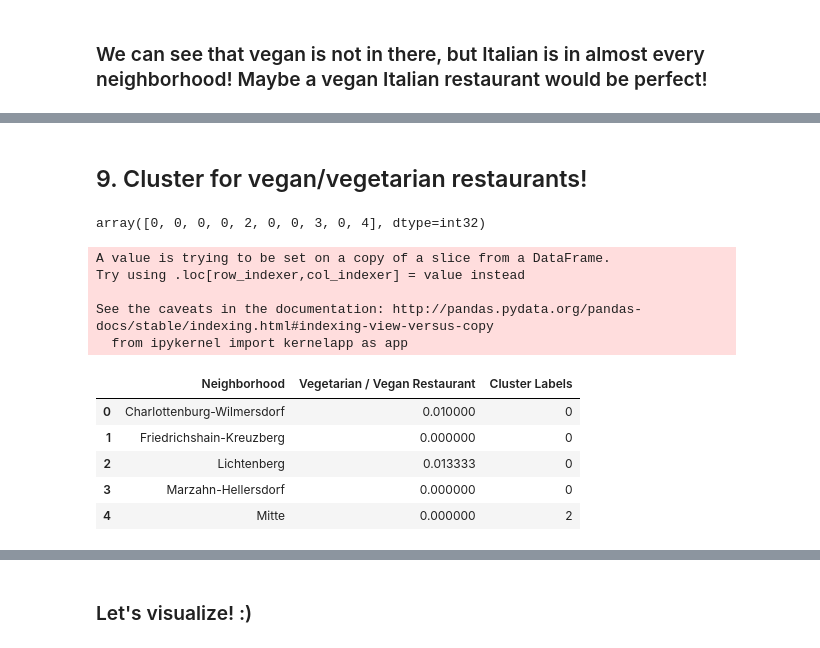
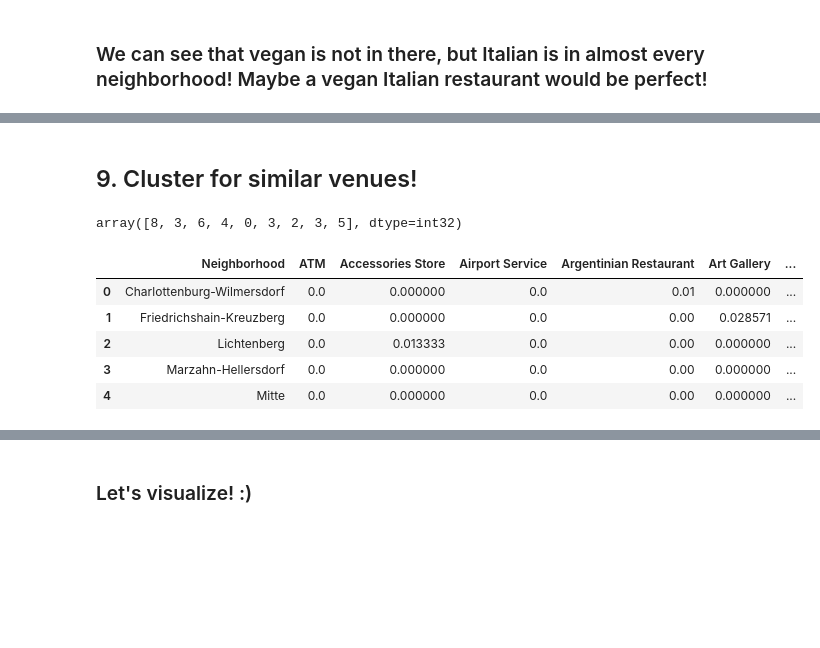
Before and after one commit to kristinpredeck/IBM-Capstone-project, a Jupyter notebook: Berlin Data.ipynb, the cells around one changed output, grey strips where cells are left out. Saved outputs shown, nothing was run; the diff lists cells and outputs as text; code cells hidden in the pictures; blank space fills up the shorter version.

```diff
--- a/Berlin Data.ipynb
+++ b/Berlin Data.ipynb
@@ -439,11 +456,11 @@ neighborhoods_venues_sorted.head()
 | 3 | Marzahn-Hellersdorf | Restaurant | Plaza | Metro Station | Shopping Mall | ... |
 | 4 | Mitte | Hotel | Italian Restaurant | Greek Restaurant | Currywurst Joint | ... |
 # %% [markdown]
-## 9. Cluster for vegan/vegetarian restaurants!
+## 9. Cluster for similar venues!
 # %%
 #run k-means to cluster by 5
 # set number of clusters
-kclusters = 5
+kclusters = 10
 
 grouped_clustering = grouped.drop('Neighborhood', 1)
 
@@ -451,26 +468,21 @@ grouped_clustering = grouped.drop('Neighborhood', 1)
 kmeans = KMeans(n_clusters=kclusters, random_state=0).fit(grouped_clustering)
 
 # check cluster labels generated for each row in the dataframe
-kmeans.labels_[0:10]
+kmeans.labels_[1:10]
 # %% [output]
-array([0, 0, 0, 0, 2, 0, 0, 3, 0, 4], dtype=int32)
+array([8, 3, 6, 4, 0, 3, 2, 3, 5], dtype=int32)
 # %%
 #let's add some cluster labels to our dataframe!
-b_veg = veg
+b_veg = grouped
 b_veg["Cluster Labels"] = kmeans.labels_
 b_veg.head()
 # %% [output]
-A value is trying to be set on a copy of a slice from a DataFrame.
-Try using .loc[row_indexer,col_indexer] = value instead
-
-See the caveats in the documentation: http://pandas.pydata.org/pandas-docs/stable/indexing.html#indexing-view-versus-copy
-  from ipykernel import kernelapp as app
-|  | Neighborhood | Vegetarian / Vegan Restaurant | Cluster Labels |
-| 0 | Charlottenburg-Wilmersdorf | 0.010000 | 0 |
-| 1 | Friedrichshain-Kreuzberg | 0.000000 | 0 |
-| 2 | Lichtenberg | 0.013333 | 0 |
-| 3 | Marzahn-Hellersdorf | 0.000000 | 0 |
-| 4 | Mitte | 0.000000 | 2 |
+|  | Neighborhood | ATM | Accessories Store | Airport Service | Argentinian Restaurant | Art Gallery | ... |
+| 0 | Charlottenburg-Wilmersdorf | 0.0 | 0.000000 | 0.0 | 0.01 | 0.000000 | ... |
+| 1 | Friedrichshain-Kreuzberg | 0.0 | 0.000000 | 0.0 | 0.00 | 0.028571 | ... |
+| 2 | Lichtenberg | 0.0 | 0.013333 | 0.0 | 0.00 | 0.000000 | ... |
+| 3 | Marzahn-Hellersdorf | 0.0 | 0.000000 | 0.0 | 0.00 | 0.000000 | ... |
+| 4 | Mitte | 0.0 | 0.000000 | 0.0 | 0.00 | 0.000000 | ... |
 # %%
 #and add geo data
 b_veg['Latitude'] = df_c['Latitude']
```
Also changed, not shown: parts of 12 cells of this notebook.
